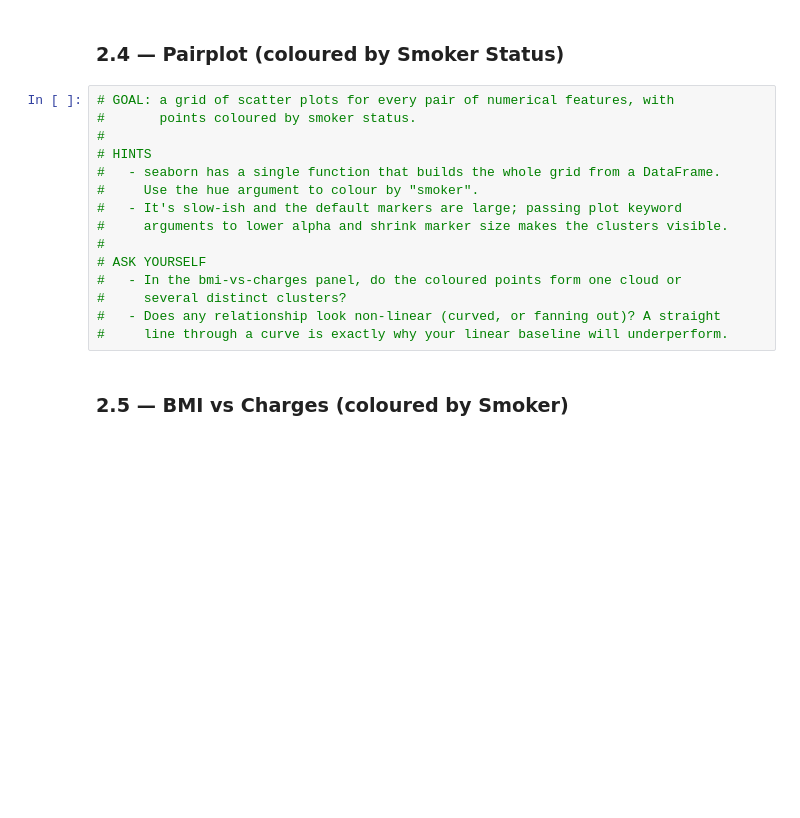
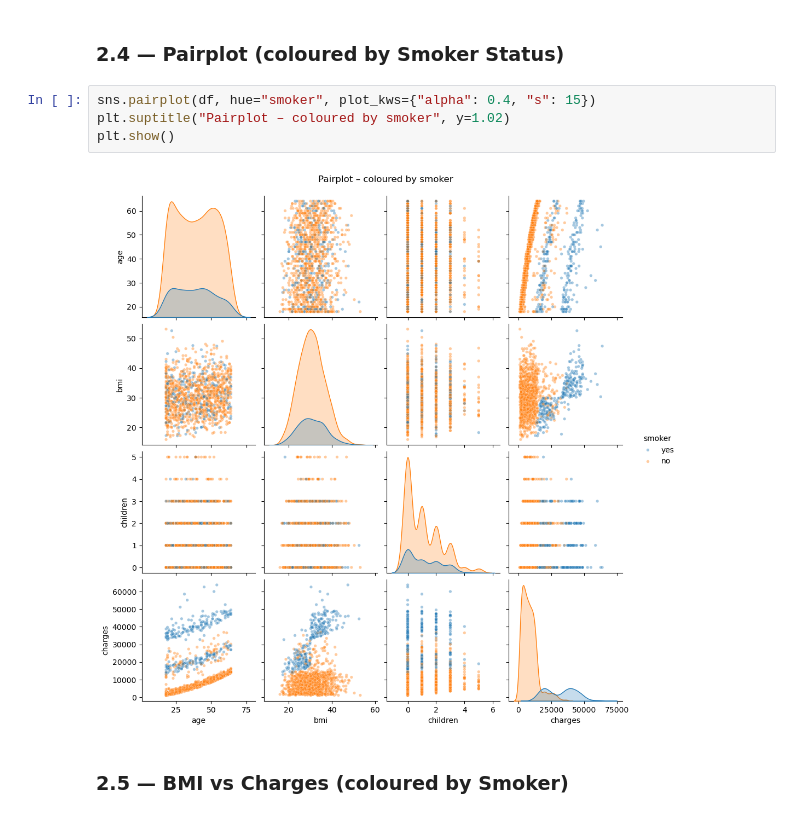
Before and after one commit to sufyan1105/Medical-Insurance-Cost-Prediction, a Jupyter notebook: medical_insurance_cost_predictor.ipynb, the cells around one changed output. Cells and saved outputs as stored; diff of their text form; blank space fills up the shorter version.

```diff
--- a/medical_insurance_cost_predictor.ipynb
+++ b/medical_insurance_cost_predictor.ipynb
@@ -175,20 +158,11 @@ plt.show()
 # %% [markdown]
 ### 2.4 — Pairplot (coloured by Smoker Status)
 # %%
-# GOAL: a grid of scatter plots for every pair of numerical features, with
-#       points coloured by smoker status.
-#
-# HINTS
-#   - seaborn has a single function that builds the whole grid from a DataFrame.
-#     Use the hue argument to colour by "smoker".
-#   - It's slow-ish and the default markers are large; passing plot keyword
-#     arguments to lower alpha and shrink marker size makes the clusters visible.
-#
-# ASK YOURSELF
-#   - In the bmi-vs-charges panel, do the coloured points form one cloud or
-#     several distinct clusters?
-#   - Does any relationship look non-linear (curved, or fanning out)? A straight
-#     line through a curve is exactly why your linear baseline will underperform.
+sns.pairplot(df, hue="smoker", plot_kws={"alpha": 0.4, "s": 15})
+plt.suptitle("Pairplot – coloured by smoker", y=1.02)
+plt.show()
+# %% [output]
+[figure, added]
 # %% [markdown]
 ### 2.5 — BMI vs Charges (coloured by Smoker)
 # %%
```
Also changed, not shown: parts of 2 cells of this notebook.
